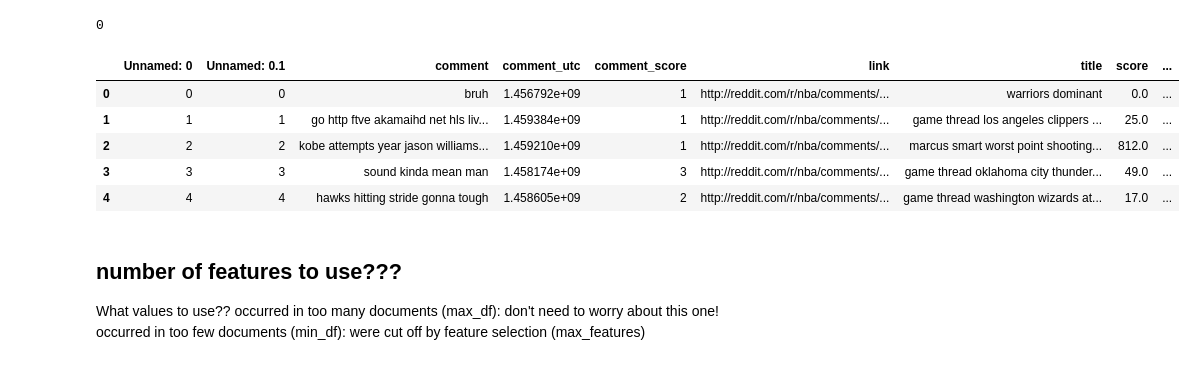
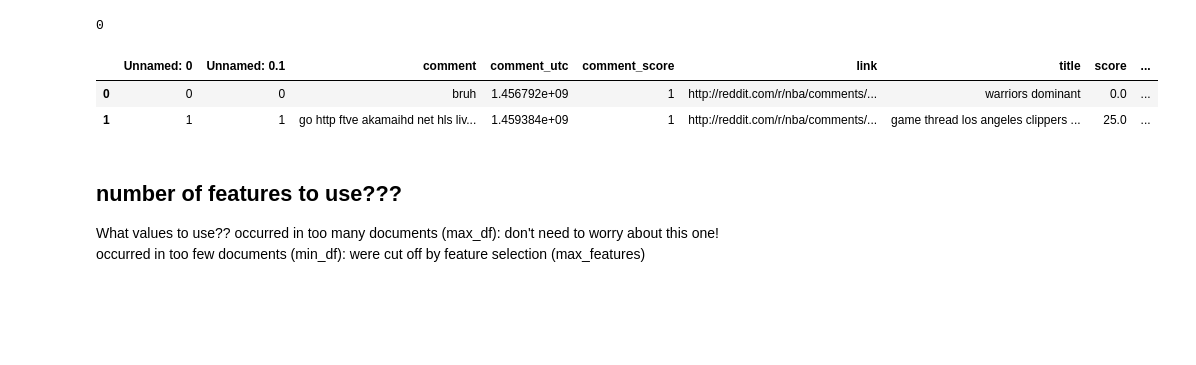
Before and after one commit to AndrewNg/COS424A4, a Jupyter notebook: SWorkbook.ipynb, the cells around one changed output. Cells and saved outputs as stored; diff of their text form; code cells hidden in the pictures; blank space fills up the shorter version.

```diff
--- a/SWorkbook.ipynb
+++ b/SWorkbook.ipynb
@@ -49,4 +49,4 @@ matplotlib.rc('figure', **figure)
 # %% [markdown]
 ### 1.1 Import cleaned comments
 # %%
-dft = pd.read_csv("data/finalnbanostop.csv")
+dftrain = pd.read_csv("data/finalnbanostop.csv")
@@ -87,14 +75,11 @@ print(sum(dft['score'].isnull()))
 # %% [output]
 0
 # %%
-dft.head()
+dft.head(n=2)
 # %% [output]
 |  | Unnamed: 0 | Unnamed: 0.1 | comment | comment_utc | comment_score | link | title | score | ... |
 | 0 | 0 | 0 | bruh | 1.456792e+09 | 1 | http://reddit.com/r/nba/comments/... | warriors dominant | 0.0 | ... |
 | 1 | 1 | 1 | go http ftve akamaihd net hls liv... | 1.459384e+09 | 1 | http://reddit.com/r/nba/comments/... | game thread los angeles clippers ... | 25.0 | ... |
-| 2 | 2 | 2 | kobe attempts year jason williams... | 1.459210e+09 | 1 | http://reddit.com/r/nba/comments/... | marcus smart worst point shooting... | 812.0 | ... |
-| 3 | 3 | 3 | sound kinda mean man | 1.458174e+09 | 3 | http://reddit.com/r/nba/comments/... | game thread oklahoma city thunder... | 49.0 | ... |
-| 4 | 4 | 4 | hawks hitting stride gonna tough | 1.458605e+09 | 2 | http://reddit.com/r/nba/comments/... | game thread washington wizards at... | 17.0 | ... |
 # %% [markdown]
 ## number of features to use???
 
```
Also changed, not shown: parts of 1 cell of this notebook, 1 other file.
